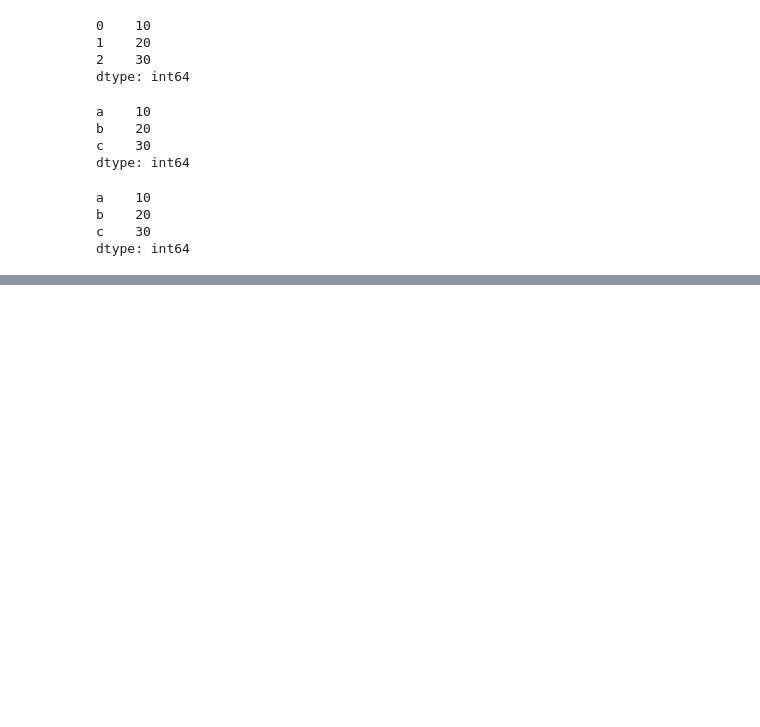
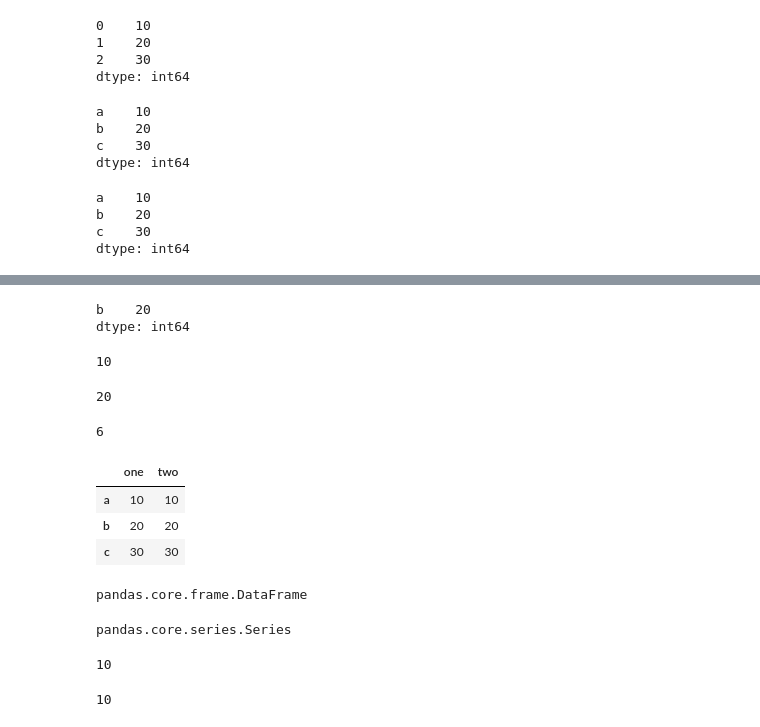
Before and after one commit to DJCordhose/ml-examples, a Jupyter notebook: notebook/Dataframe.ipynb, the cells around one changed output, grey strips where cells are left out. Drawn from its saved outputs; the diff is of its cells as text; code cells hidden in the pictures; blank space fills up the shorter version.

Commit message:
finished data frame notebook

```diff
--- a/notebook/Dataframe.ipynb
+++ b/notebook/Dataframe.ipynb
@@ -38,0 +65,38 @@ s3[1]
+# %%
+s3[lambda value: value == 20]
+# %% [output]
+b    20
+dtype: int64
+# %%
+s3.loc['a']
+# %% [output]
+10
+# %%
+s3.iloc[1]
+# %% [output]
+20
+# %%
+# http://stackoverflow.com/questions/1957780/how-to-override-operator
+class MyClass:
+    def __getitem__(self, key):
+        return key * 2
+myobj = MyClass()
+myobj[3]
+# %% [output]
+6
+# %%
+df = pd.DataFrame(
+    {'one': pd.Series([10,20,30], index=['a', 'b', 'c']),
+     'two': pd.Series([10,20,30], index=['a', 'b', 'c'])
+    })
+# %%
+df
+# %% [output]
+|  | one | two |
+| a | 10 | 10 |
+| b | 20 | 20 |
+| c | 30 | 30 |
+# %%
+type(df)
+# %% [output]
+pandas.core.frame.DataFrame
@@ -38,0 +105,12 @@ s3[1]
+# %%
+type(s4)
+# %% [output]
+pandas.core.series.Series
+# %%
+s4['a']
+# %% [output]
+10
+# %%
+df['one']['a']
+# %% [output]
+10
```
Also changed, not shown: parts of 9 cells of this notebook, 1 other file.
